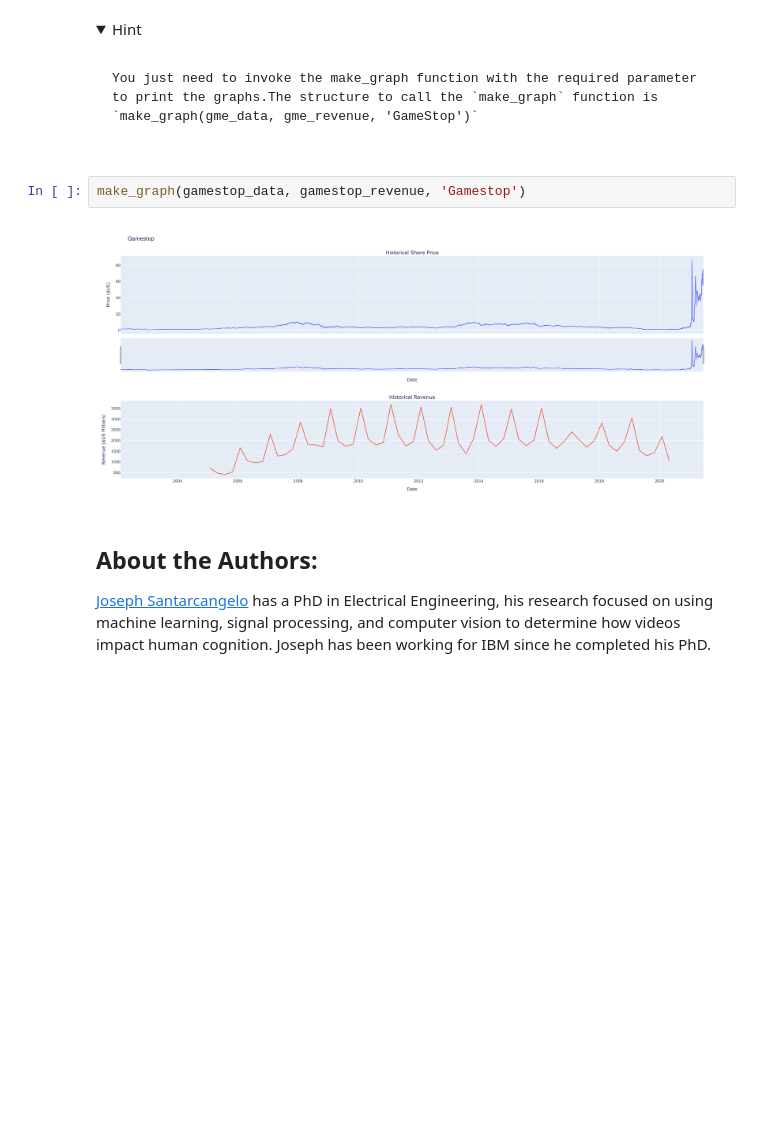
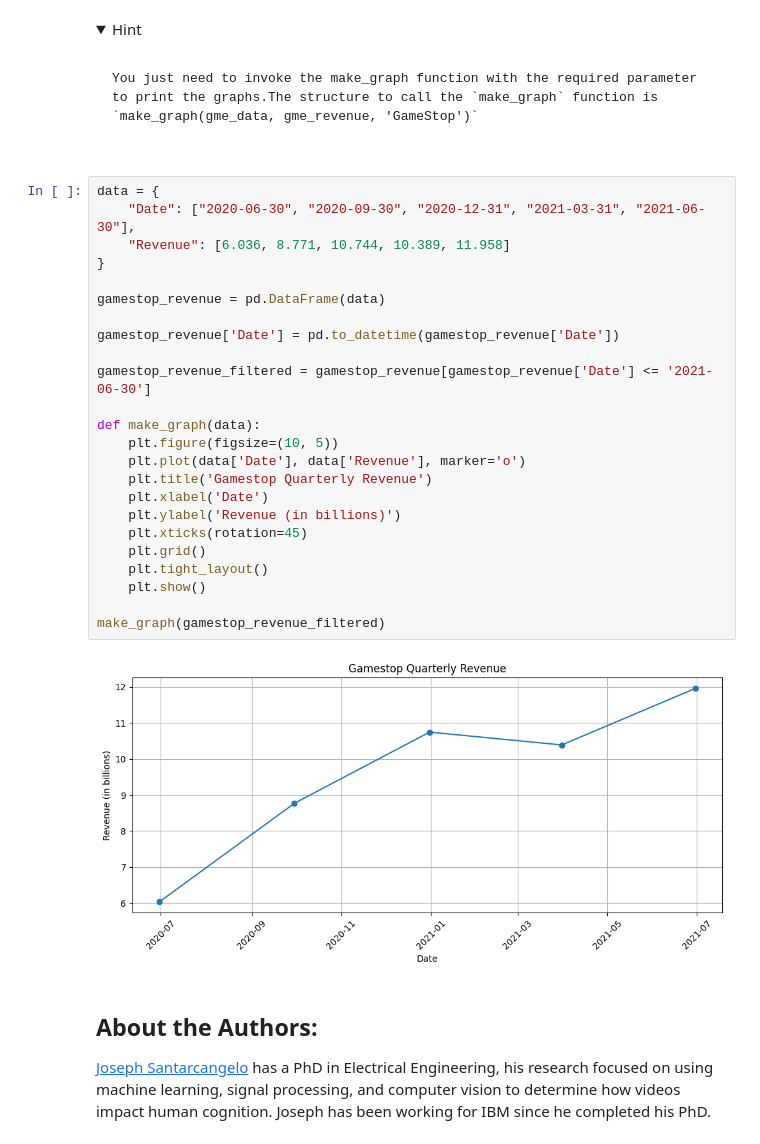
Before and after one commit to vicpascanu/Analyzing-Historical-Stock-Revenue-Data-and-Building-a-Dashboard, a Jupyter notebook: Final Assignment.ipynb, the cells around one changed output. Saved outputs shown, nothing was run; the diff lists cells and outputs as text; folded sections open; blank space fills up the shorter version.

````diff
--- a/Final Assignment.ipynb
+++ b/Final Assignment.ipynb
@@ -361,10 +379,32 @@ You just need to invoke the make_graph function with the required parameter to p
 ```
 
 </details>
-# %%
-make_graph(gamestop_data, gamestop_revenue, 'Gamestop')
-# %% [output]
-[figure, removed]
+# %%
+data = {
+    "Date": ["2020-06-30", "2020-09-30", "2020-12-31", "2021-03-31", "2021-06-30"],
+    "Revenue": [6.036, 8.771, 10.744, 10.389, 11.958]
+}
+
+gamestop_revenue = pd.DataFrame(data)
+
+gamestop_revenue['Date'] = pd.to_datetime(gamestop_revenue['Date'])
+
+gamestop_revenue_filtered = gamestop_revenue[gamestop_revenue['Date'] <= '2021-06-30']
+
+def make_graph(data):
+    plt.figure(figsize=(10, 5))
+    plt.plot(data['Date'], data['Revenue'], marker='o')
+    plt.title('Gamestop Quarterly Revenue')
+    plt.xlabel('Date')
+    plt.ylabel('Revenue (in billions)')
+    plt.xticks(rotation=45)
+    plt.grid()
+    plt.tight_layout()
+    plt.show()
+
+make_graph(gamestop_revenue_filtered)
+# %% [output]
+[figure, added]
 # %% [markdown]
 <h2>About the Authors:</h2>
 
````
Also changed, not shown: parts of 3 cells of this notebook.
